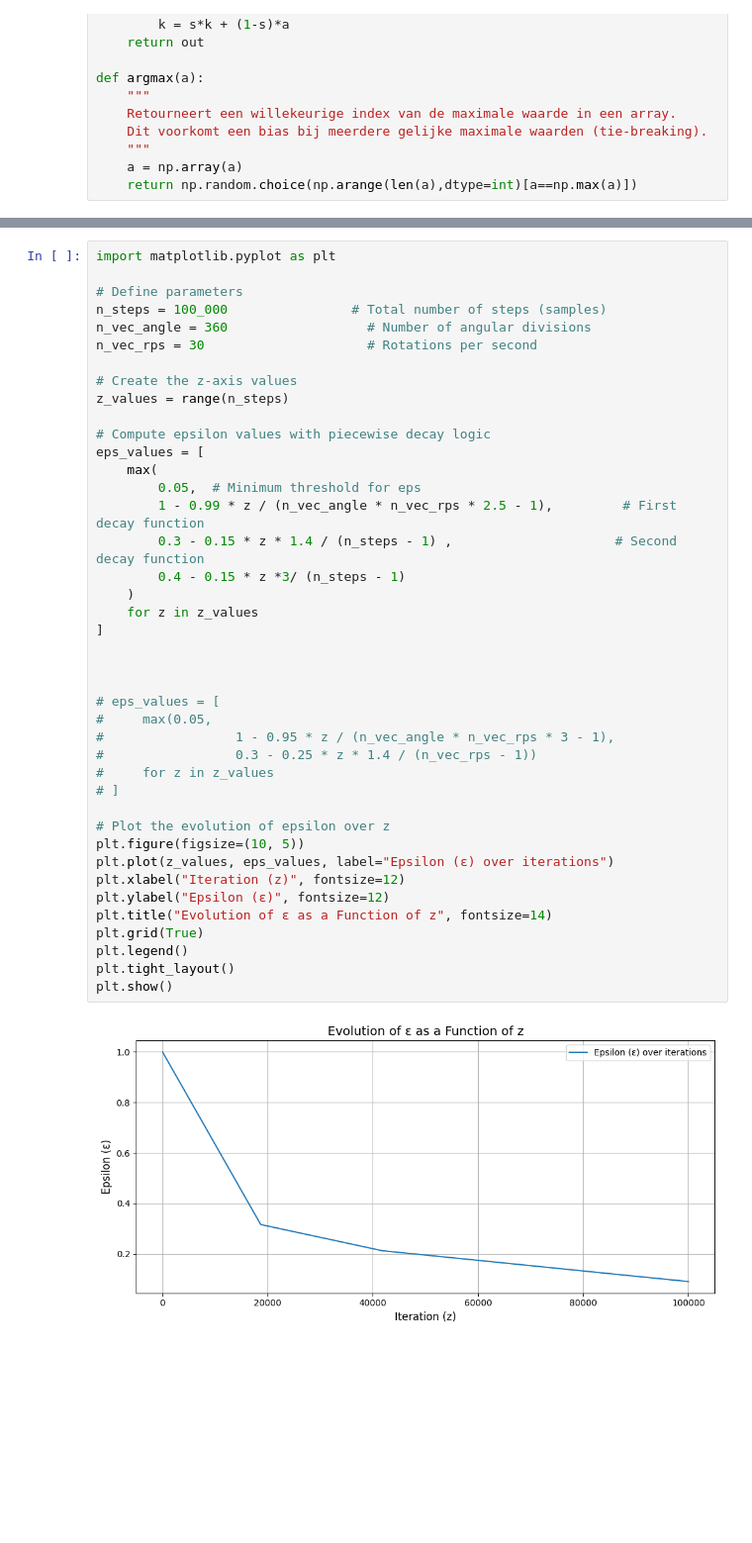
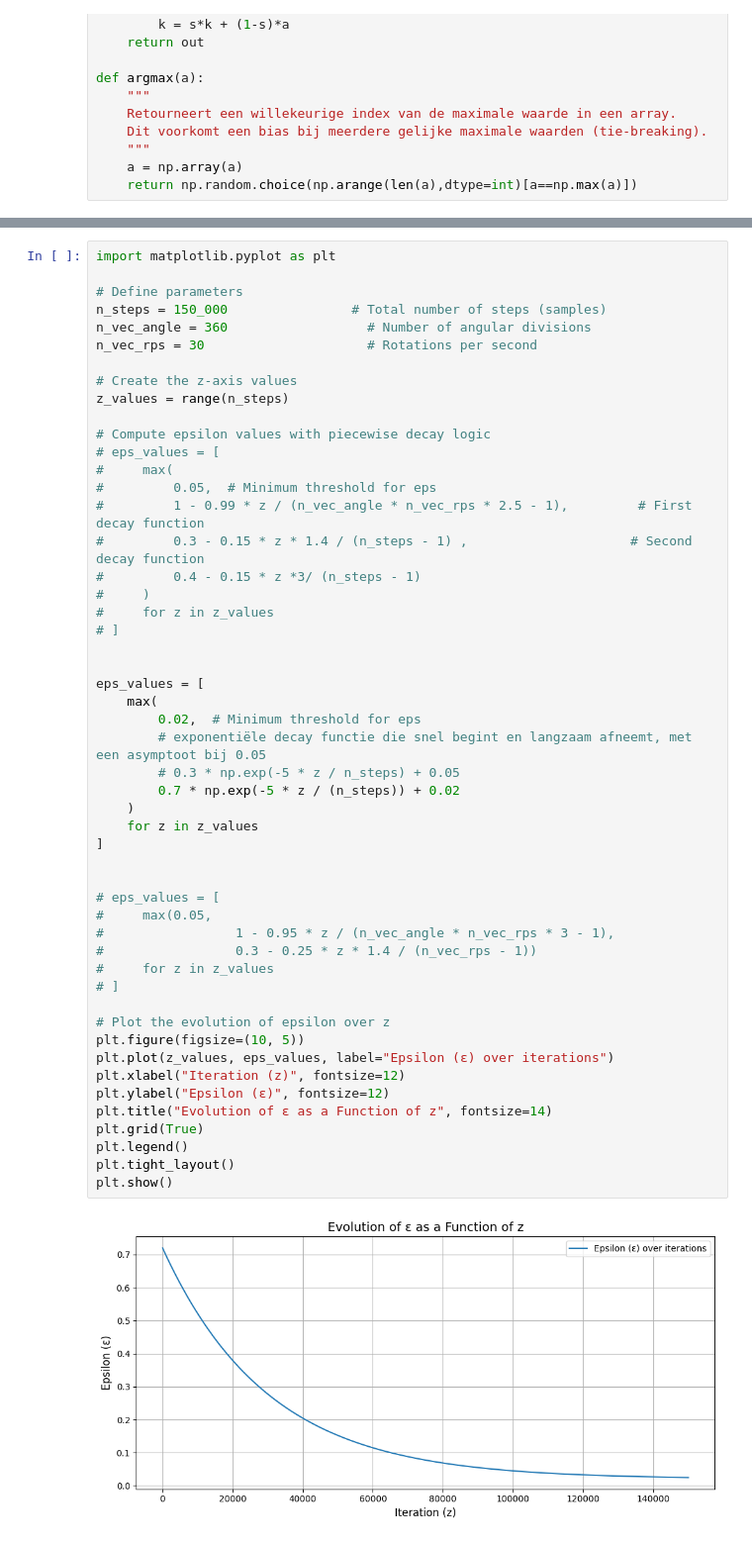
Before and after one commit to Martijn-vd-s/gym-unbalanced-disk-5SC28-group-24, a Jupyter notebook: src/swingup/q_learning/Q_Learning_latest.ipynb, the cells around one changed output, grey strips where cells are left out. Shown at 99% size. Saved outputs shown, nothing was run; the diff lists cells and outputs as text; blank space fills up the shorter version.

```diff
--- a/src/swingup/q_learning/Q_Learning_latest.ipynb
+++ b/src/swingup/q_learning/Q_Learning_latest.ipynb
@@ -214,45 +220,55 @@ def Qlearn(env, nsteps=5000, nvec_angle = 360 , nvec_rps = 30 ,callbackfeq=5000,
 import matplotlib.pyplot as plt
 
 # Define parameters
-n_steps = 100_000                # Total number of steps (samples)
+n_steps = 150_000                # Total number of steps (samples)
 n_vec_angle = 360                  # Number of angular divisions
 n_vec_rps = 30                     # Rotations per second
 
 # Create the z-axis values
 z_values = range(n_steps)
 
 # Compute epsilon values with piecewise decay logic
+# eps_values = [
+#     max(
+#         0.05,  # Minimum threshold for eps
+#         1 - 0.99 * z / (n_vec_angle * n_vec_rps * 2.5 - 1),         # First decay function
+#         0.3 - 0.15 * z * 1.4 / (n_steps - 1) ,                     # Second decay function
+#         0.4 - 0.15 * z *3/ (n_steps - 1)
+#     )
+#     for z in z_values
+# ]
+
+
 eps_values = [
     max(
-        0.05,  # Minimum threshold for eps
-        1 - 0.99 * z / (n_vec_angle * n_vec_rps * 2.5 - 1),         # First decay function
-        0.3 - 0.15 * z * 1.4 / (n_steps - 1) ,                     # Second decay function
-        0.4 - 0.15 * z *3/ (n_steps - 1)
+        0.02,  # Minimum threshold for eps
+        # exponentiële decay functie die snel begint en langzaam afneemt, met een asymptoot bij 0.05
+        # 0.3 * np.exp(-5 * z / n_steps) + 0.05
+        0.7 * np.exp(-5 * z / (n_steps)) + 0.02
     )
     for z in z_values
 ]
-
 
 
 # eps_values = [
 #     max(0.05,
 #                 1 - 0.95 * z / (n_vec_angle * n_vec_rps * 3 - 1),
 #                 0.3 - 0.25 * z * 1.4 / (n_vec_rps - 1))
 #     for z in z_values
 # ]
 
 # Plot the evolution of epsilon over z
 plt.figure(figsize=(10, 5))
 plt.plot(z_values, eps_values, label="Epsilon (ε) over iterations")
 plt.xlabel("Iteration (z)", fontsize=12)
 plt.ylabel("Epsilon (ε)", fontsize=12)
 plt.title("Evolution of ε as a Function of z", fontsize=14)
 plt.grid(True)
 plt.legend()
 plt.tight_layout()
 plt.show()
 # %% [output]
-[figure, old version]
+[figure, new version]
 # %%
 # --- Hoofddeel van het Script: Training en Evaluatie ---
 
```
Also changed, not shown: parts of 4 cells of this notebook, 2 other files.
